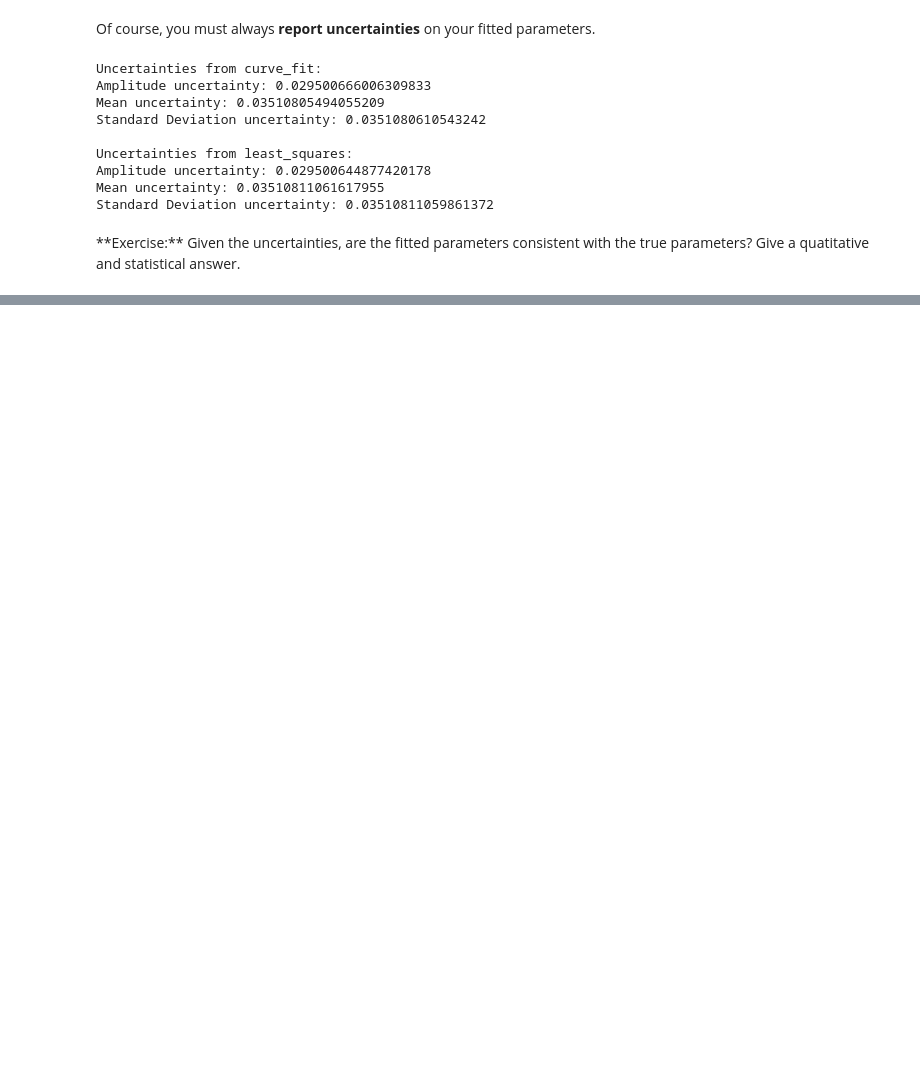
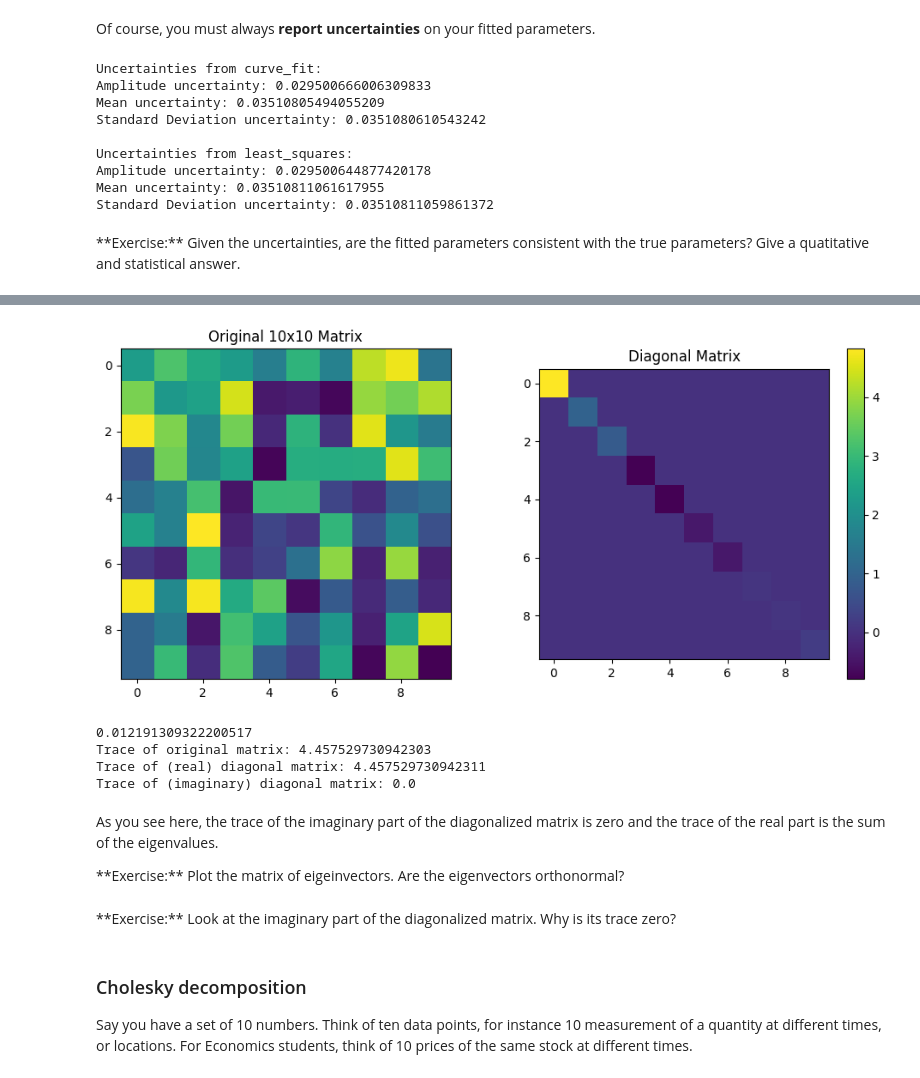
Before and after one commit to borisbolliet/ResearchComputing, a Jupyter notebook: docs/material/part11/notebook.ipynb, the cells around one changed output, grey strips where cells are left out. Drawn from its saved outputs; the diff is of its cells as text; code cells hidden in the pictures; blank space fills up the shorter version.

```diff
--- a/docs/material/part11/notebook.ipynb
+++ b/docs/material/part11/notebook.ipynb
@@ -1044,0 +1049,64 @@ Standard Deviation uncertainty: 0.03510811059861372
+# %%
+import numpy as np
+import scipy.linalg as la
+import matplotlib.pyplot as plt
+
+# Create a random 10x10 matrix for demonstration
+np.random.seed(0)
+matrix = np.random.rand(10, 10)
+
+# Calculate the inverse, determinant, and eigenvalues/eigenvectors
+matrix_inv = la.inv(matrix)
+det = la.det(matrix)
+eigvals, eigvecs = la.eig(matrix)
+
+# Diagonalized matrix: D = V^-1 * A * V (where V is the eigenvector matrix)
+# This reconstructs the diagonal form using the eigenvalues
+diagonal_matrix = np.diag(eigvals.real)  # Only real part for visualization
+imaginary_diagonal_matrix = np.diag(eigvals.imag)  # imaginary part
+# Plotting the original and diagonalized matrices
+fig, axs = plt.subplots(1, 2, figsize=(12, 5))
+
+# Show original matrix
+axs[0].imshow(matrix, cmap="viridis")
+axs[0].set_title("Original 10x10 Matrix")
+
+# Show diagonalized matrix
+axs[1].imshow(diagonal_matrix, cmap="viridis")
+axs[1].set_title("Diagonalized Matrix (Eigenvalues on Diagonal)")
+
+# Add subplot for eigenvector matrix
+axs[1].set_title("Diagonal Matrix")
+plt.colorbar(axs[1].imshow(diagonal_matrix, cmap="viridis"), ax=axs[1])
+
+plt.show()
+
+# Output determinant for reference
+print(det)
+
+# Calculate and print traces
+print(f"Trace of original matrix: {np.trace(matrix)}")
+print(f"Trace of (real) diagonal matrix: {np.trace(diagonal_matrix)}")
+print(f"Trace of (imaginary) diagonal matrix: {np.trace(imaginary_diagonal_matrix)}")
+# %% [output]
+[figure, added]
+0.012191309322200517
+Trace of original matrix: 4.457529730942303
+Trace of (real) diagonal matrix: 4.457529730942311
+Trace of (imaginary) diagonal matrix: 0.0
+# %% [markdown]
+As you see here, the trace of the imaginary part of the diagonalized matrix is zero and the trace of the real part is the sum of the eigenvalues.
+
+<div class="exercise-box">
+**Exercise:** Plot the matrix of eigeinvectors. Are the eigenvectors orthonormal?
+</div>
+# %% [markdown]
+<div class="exercise-box">
+**Exercise:** Look at the imaginary part of the diagonalized matrix. Why is its trace zero?
+</div>
+# %% [markdown]
+### Cholesky decomposition
+
+
+Say you have a set of 10 numbers.
+Think of ten data points, for instance 10 measurement of a quantity at different times, or locations. For Economics students, think of 10 prices of the same stock at different times.
```
Also changed, not shown: parts of 33 cells of this notebook, 3 other files.
